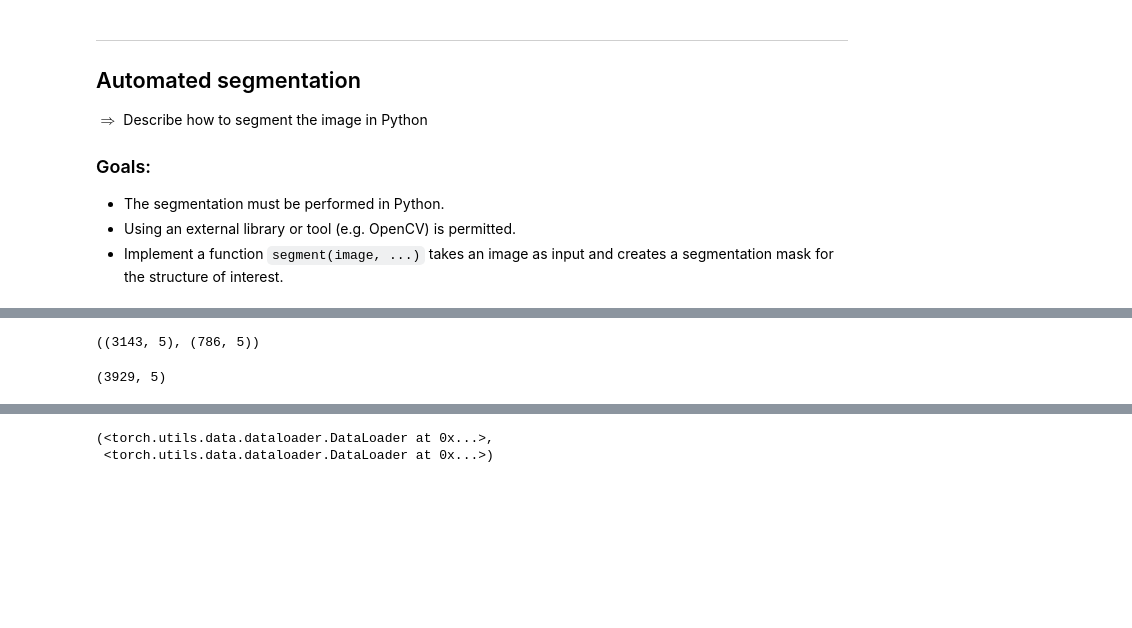
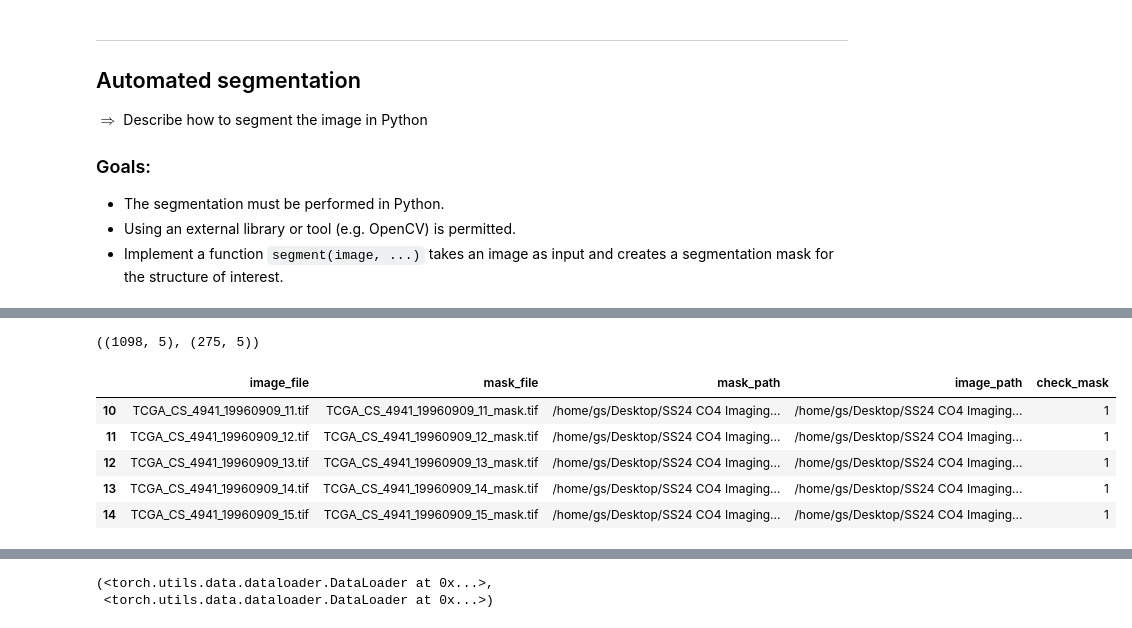
Before and after one commit to guanshengdu/msls-co4-ss24, a Jupyter notebook: project/main_guansheng.ipynb, the cells around one changed output, grey strips where cells are left out. Saved outputs shown, nothing was run; the diff lists cells and outputs as text; code cells hidden in the pictures; blank space fills up the shorter version.

```diff
--- a/project/main_guansheng.ipynb
+++ b/project/main_guansheng.ipynb
@@ -422,15 +431,25 @@ device = torch.device("cuda:0" if torch.cuda.is_available() else "cpu")
 # %%
-train_df = df.sample(frac=0.8, random_state=42)
-test_df = df.drop(train_df.index)
+# train_df = df.sample(frac=0.8, random_state=42)
+# test_df = df.drop(train_df.index)
+
+
+df_mask = df[df["check_mask"] == 1]
+train_df = df_mask.sample(frac=0.8, random_state=42)
+test_df = df_mask.drop(train_df.index)
 
 
 train_df.shape, test_df.shape
 # %% [output]
-((3143, 5), (786, 5))
+((1098, 5), (275, 5))
-# %%
-df.shape
-# %% [output]
-(3929, 5)
+# %%
+df_mask.head()
+# %% [output]
+|  | image_file | mask_file | mask_path | image_path | check_mask |
+| 10 | TCGA_CS_4941_19960909_11.tif | TCGA_CS_4941_19960909_11_mask.tif | /home/gs/Desktop/SS24 CO4 Imaging... | /home/gs/Desktop/SS24 CO4 Imaging... | 1 |
+| 11 | TCGA_CS_4941_19960909_12.tif | TCGA_CS_4941_19960909_12_mask.tif | /home/gs/Desktop/SS24 CO4 Imaging... | /home/gs/Desktop/SS24 CO4 Imaging... | 1 |
+| 12 | TCGA_CS_4941_19960909_13.tif | TCGA_CS_4941_19960909_13_mask.tif | /home/gs/Desktop/SS24 CO4 Imaging... | /home/gs/Desktop/SS24 CO4 Imaging... | 1 |
+| 13 | TCGA_CS_4941_19960909_14.tif | TCGA_CS_4941_19960909_14_mask.tif | /home/gs/Desktop/SS24 CO4 Imaging... | /home/gs/Desktop/SS24 CO4 Imaging... | 1 |
+| 14 | TCGA_CS_4941_19960909_15.tif | TCGA_CS_4941_19960909_15_mask.tif | /home/gs/Desktop/SS24 CO4 Imaging... | /home/gs/Desktop/SS24 CO4 Imaging... | 1 |
 # %%
 from PIL import Image
 
```
Also changed, not shown: parts of 10 cells of this notebook.
